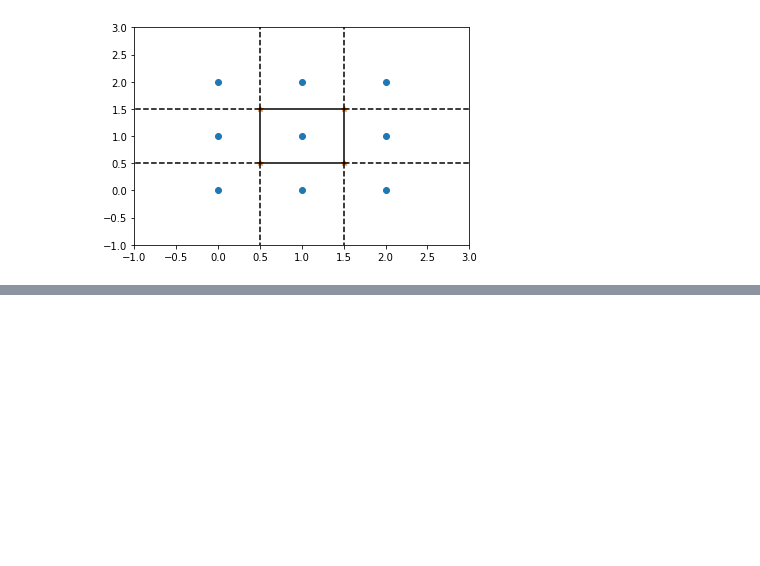
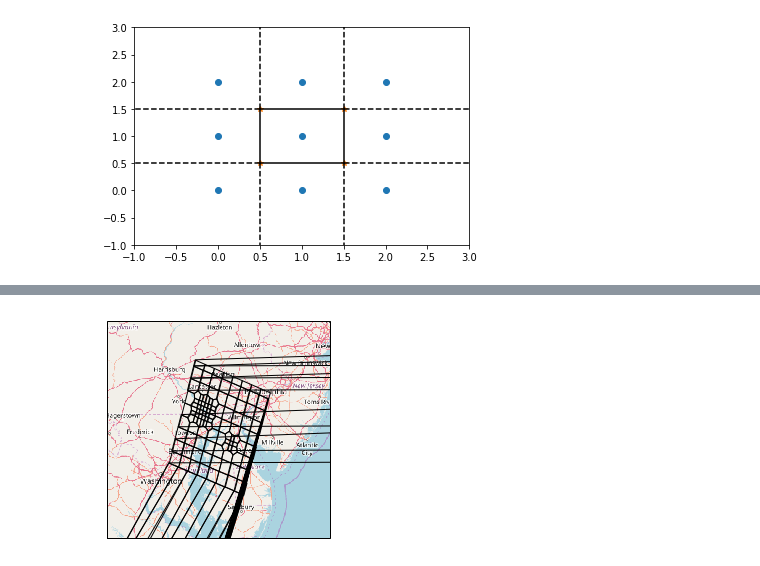
Before and after one commit to orthorhombic/two-body, a Jupyter notebook: Lat-Lon Grid.ipynb, the cells around one changed output, grey strips where cells are left out. Drawn from its saved outputs; the diff is of its cells as text; code cells hidden in the pictures; blank space fills up the shorter version.

```diff
--- a/Lat-Lon Grid.ipynb
+++ b/Lat-Lon Grid.ipynb
@@ -603,0 +851,93 @@ for i in range(len(dfGrid)): #Index of the Voronoi region for each input point
+# %%
+#vor for dataframe
+points=dfGrid.loc[:,['CorrLon','CorrLat']]
+
+
+vor = Voronoi(points)
+
+
+new_regions, new_vertices = voronoi_finite_polygons_2d(vor, spacing[1]/2)
+#new_regions, new_vertices = voronoi_finite_polygons_2d(vor, 10)
+
+
+#note trouble with 40-50, 70, 80 90, 100, 110, 120, 130-139
+#look at https://stackoverflow.com/questions/34968838/python-finite-boundary-voronoi-cells
+
+#https://stackoverflow.com/questions/28665491/getting-a-bounded-polygon-coordinates-from-voronoi-cells
+
+imagery = OSM() # Use Open street maps data
+ax = plt.axes(projection=imagery.crs)
+ax.set_extent([-78, -74, 38, 41], ccrs.Geodetic()) #longitude, latitude (x1,x2,y1,y2)
+
+
+# Add the imagery to the map. Later iterations will need to intellegently determine zoom level
+#ax.add_image(imagery, 5) #too low resolution
+ax.add_image(imagery, 7) #good
+#ax.add_image(imagery, 8) #too high resolution
+
+
+for i in range(len(dfGrid)-1):
+    print(i)
+    ax.add_geometries([dfGrid.at[i,'Shape']], ccrs.Geodetic(),
+              facecolor=[0,0,0,0], edgecolor='black')
+#
+
+#attempt to plot polygon
+#for i in range(0,10):
+#    ax.add_geometries([dfGrid.at[i,'Shape']], ccrs.Geodetic(),
+#              facecolor=[0,0,0,0], edgecolor='black')
+#
+#for i in range(10,20):
+#    ax.add_geometries([dfGrid.at[i,'Shape']], ccrs.Geodetic(),
+#              facecolor=[0,0,0,0], edgecolor='black')
+#
+#for i in range(20,30):
+#    ax.add_geometries([dfGrid.at[i,'Shape']], ccrs.Geodetic(),
+#              facecolor=[0,0,0,0], edgecolor='black')
+
+#for i in range(30,40): ##
+#    ax.add_geometries([dfGrid.at[i,'Shape']], ccrs.Geodetic(),
+#              facecolor=[0,0,0,0], edgecolor='black')
+
+#for i in range(40,50): ##
+#    #print (i)
+#    ax.add_geometries([dfGrid.at[i,'Shape']], ccrs.Geodetic(),
+#              facecolor=[0,0,0,0], edgecolor='black')
+
+#for i in range(50,60):
+#    ax.add_geometries([dfGrid.at[i,'Shape']], ccrs.Geodetic(),
+#              facecolor=[0,0,0,0], edgecolor='black')
+
+
+#for i in range(60,70):
+#    ax.add_geometries([dfGrid.at[i,'Shape']], ccrs.Geodetic(),
+#              facecolor=[0,0,0,0], edgecolor='black')
+
+#for i in range(70,80):
+#    ax.add_geometries([dfGrid.at[i,'Shape']], ccrs.Geodetic(),
+#              facecolor=[0,0,0,0], edgecolor='black')
+
+#for i in range(80,90):
+#    ax.add_geometries([dfGrid.at[i,'Shape']], ccrs.Geodetic(),
+#              facecolor=[0,0,0,0], edgecolor='black')
+
+#for i in range(90,100):
+#    ax.add_geometries([dfGrid.at[i,'Shape']], ccrs.Geodetic(),
+#              facecolor=[0,0,0,0], edgecolor='black')
+
+#for i in range(100,110):
+#    ax.add_geometries([dfGrid.at[i,'Shape']], ccrs.Geodetic(),
+#              facecolor=[0,0,0,0], edgecolor='black')
+
+#for i in range(110,120):
+#    ax.add_geometries([dfGrid.at[i,'Shape']], ccrs.Geodetic(),
+#              facecolor=[0,0,0,0], edgecolor='black')
+
+#for i in range(120,130):
+#    ax.add_geometries([dfGrid.at[i,'Shape']], ccrs.Geodetic(),
+#              facecolor=[0,0,0,0], edgecolor='black')
+
+#for i in range(130,140): ##
+#    ax.add_geometries([dfGrid.at[i,'Shape']], ccrs.Geodetic(),
+#              facecolor=[0,0,0,0], edgecolor='black')
+# %% [output]
@@ -603,0 +961 @@ for i in range(len(dfGrid)): #Index of the Voronoi region for each input point
+[figure, added]
```
Also changed, not shown: parts of 10 cells of this notebook, 1 other file.
